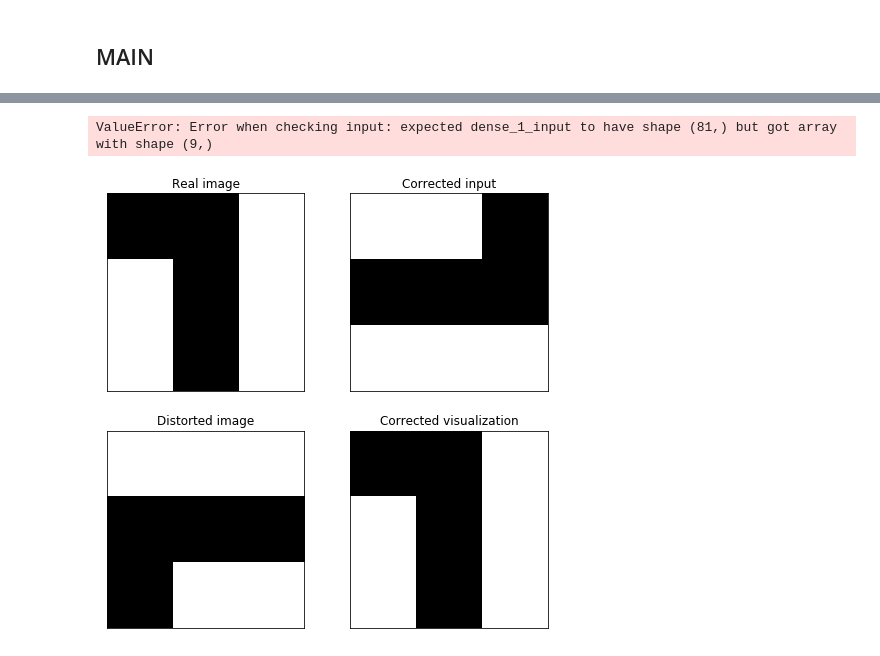
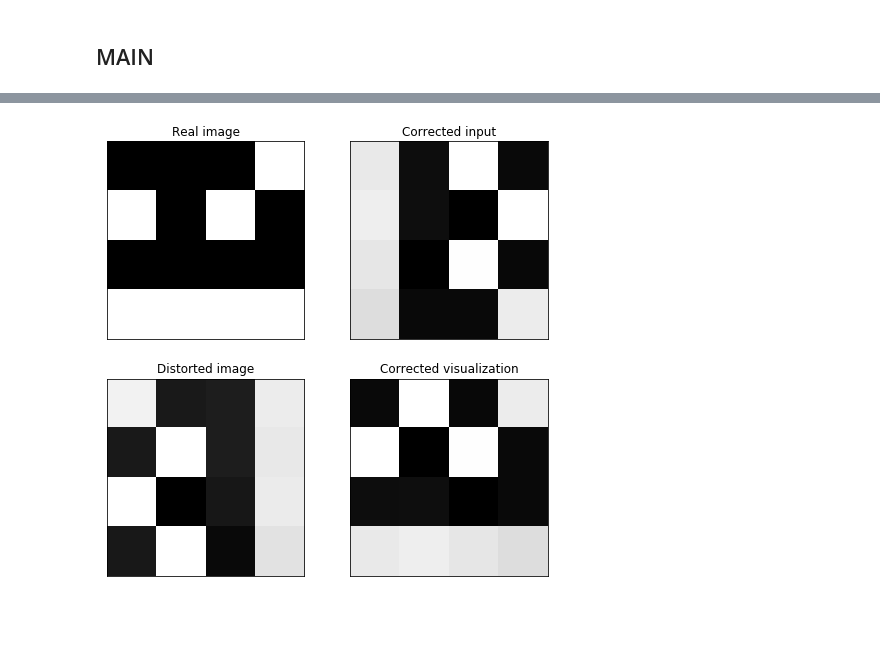
Before and after one commit to marieo31/final_project, a Jupyter notebook: generalization.ipynb, the cells around one changed output, grey strips where cells are left out. Saved outputs shown, nothing was run; the diff lists cells and outputs as text; code cells hidden in the pictures; blank space fills up the shorter version.

Commit message:
partial training data

```diff
--- a/generalization.ipynb
+++ b/generalization.ipynb
@@ -89,6 +88,13 @@ def create_PPstar_translation(nbpix):
     P = np.concatenate((np.concatenate((ul,ur), axis=1), np.concatenate((bl,br), axis=1)), axis=0)
     Pstar = np.linalg.inv(P)
     return (P,Pstar)
+
+def translate2left(mat):
+    P,Pstar = create_PPstar_translation(mat.shape[0])
+    return mat@P
+def translate2right(mat):
+    P,Pstar = create_PPstar_translation(mat.shape[0])
+    return mat@Pstar
 # %%
 # plt.figure(1)
 def remove_ticks():
@@ -168,7 +182,8 @@ def add_one(arr,index):
 def split_matrix(mat):
     """ Split a matrix into matrices of one pixel"""
     # find the indexes of the ones values in the matrix
-    idx_arr = np.where(mat.reshape(1,nbpix**2)[0]==1)[0]
+#     idx_arr = np.where(mat.reshape(1,nbpix**2)[0]==1)[0]
+    idx_arr = np.where(mat.reshape(1,nbpix**2)[0]>0)[0]
     # transform from an array to a list
     idx_lst = [idx_arr.item(ii) for ii in range(0,len(idx_arr))]
     temp = np.zeros((1,nbpix**2))
@@ -225,6 +258,6 @@ def create_door_img(nbpix):
  ## MAIN
 # %%
 # Parameters
-nbpix = 3 # nb of pixel to consider (nbpix x nbpix)
-transform_type = "translation" # type of transformation
-nb_lvl_gray = 1 # nb of level of gray
+nbpix = 4 # nb of pixel to consider (nbpix x nbpix)
+transform_type = "rotation" # type of transformation : "translation" or "rotation"
+training_type = "partial" # type of training: "partial" of "full"
@@ -311,25 +363,27 @@ Epoch 405/405
 # Apply the models to an existing image
 
 # Load the saved models
-model_mangler = load_model(f"{transform_type}_mangler_{nbpix}x{nbpix}.h5")
-model_corrector = load_model(f"{transform_type}_corrector_{nbpix}x{nbpix}.h5")
+model_mangler = load_model(f"{transform_type}_{training_type}_mangler_{nbpix}x{nbpix}.h5")
+model_corrector = load_model(f"{transform_type}_{training_type}_corrector_{nbpix}x{nbpix}.h5")
 # %%
 # Mreal = create_door_img(nbpix)
 cut = 0.5
 Mreal = np.random.choice([0, 1], size=(nbpix,nbpix), p=[ 1-cut, cut])
 # Mreal_split = split_matrix(Mreal)
 
 # Predict the mangled image based on the real one
-Mmang_ml = predict_mangler(Mreal)
+Mmang_ml = perform_prediction(Mreal,model_mangler ) # predict_mangler(Mreal)
 # Predict the corrected input based on the real image
-Mcor_ml = predict_corrector(Mreal)
-# Prediction the output from the corrected input
-Mout_ml = predict_mangler(np.round(Mcor_ml))
+Mcor_ml = perform_prediction(Mreal, model_corrector)# predict_corrector(Mreal)
+# Prediction of the output from the corrected input
+Mout_ml = perform_prediction(np.round(Mcor_ml), model_mangler)
 # plot the results
-vis_matrices(Mreal, Mmang_ml,Mcor_ml, Mout_ml)
+# vis_matrices(Mreal, Mmang_ml,Mcor_ml, Mout_ml)
+if transform_type is "translation":
+    vis_matrices(Mreal, Mmang_ml,Mcor_ml, translate2left(Mcor_ml))
+elif transform_type is "rotation":
+    vis_matrices(Mreal, Mmang_ml,Mcor_ml, rot90ccw(Mcor_ml))
 # %% [output]
-ValueError: Error when checking input: expected dense_1_input to have shape (81,) but got array with shape (9,)
+[figure, added]
 # %%
-vis_matrices(Mreal, rot90ccw(Mreal),rot90cw(Mreal), rot90ccw(rot90cw(Mreal)))
+# vis_matrices(Mreal, rot90ccw(Mreal),rot90cw(Mreal), rot90ccw(rot90cw(Mreal)))
-# %% [output]
-[figure, removed]
```
Also changed, not shown: parts of 7 cells of this notebook, 2 other files.
